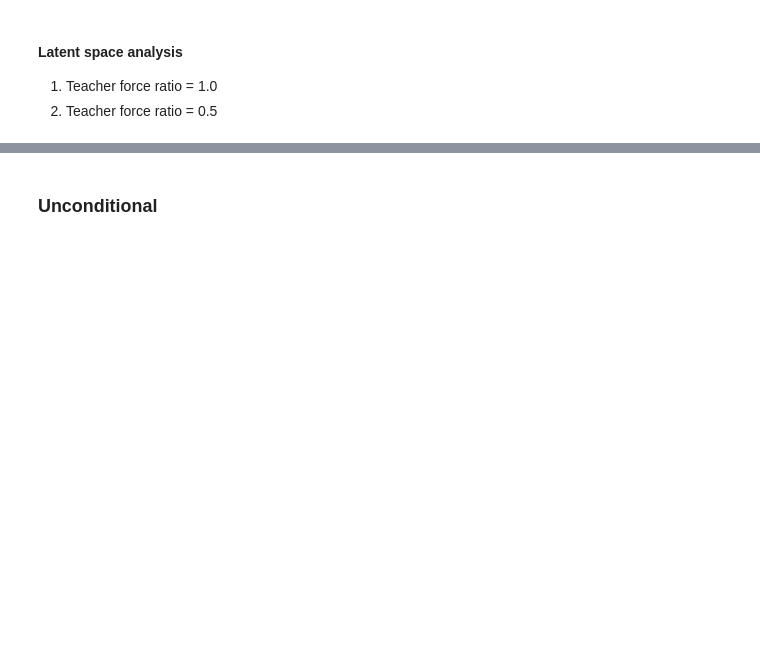
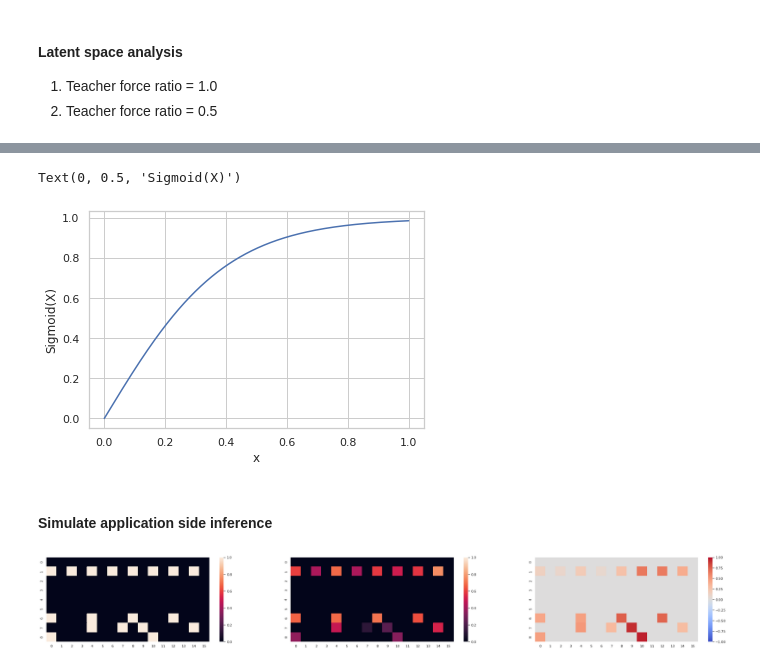
Before and after one commit to mxkrn/drum-sequencer-vae, a Jupyter notebook: notebooks/evaluation.ipynb, the cells around one changed output, grey strips where cells are left out. Saved outputs shown, nothing was run; the diff lists cells and outputs as text; code cells hidden in the pictures; blank space fills up the shorter version.

```diff
--- a/notebooks/evaluation.ipynb
+++ b/notebooks/evaluation.ipynb
@@ -577,7 +434,0 @@ except FileNotFoundError as e:
-# %%
-# load one-hot sample
-batch_size = 5
-inputs = []
-
-for i in range(batch_size):
-    inputs.append(sample(1, config, volume="valid"))
@@ -874,5 +434,0 @@ Let's see if we can control the z-output
-# %%
-print('TEST PLOTS')
-x = cpu_inputs[2]
-pattern, _ = from_index(x, 512)
-plot_sequences([pattern, pattern])
@@ -938,7 +434,0 @@ plot_sequences(patterns)
-# %% [markdown]
-### Unconditional
-# %%
-# resample
-outputs, z_output, _ = model.sample(x, sample_size=1, z=z_output)
-one_hot2 = torch.max(outputs, -1).indices
-plot_sequences
@@ -983,0 +447,32 @@ for i in range(len(patterns)):
+# %%
+# check sigmoid normalization
+def sigmoid(array, gradient=1):
+    sigmoid = 1 / (1 + np.exp(np.multiply(array, -gradient)))
+    curve = np.subtract(sigmoid, 0.5)
+    return np.multiply(curve, 2)
+
+def construct_delta_z(i: int, j: int, dims = [0, 1], num_dims: int = 4, std: float = 1):
+    tensor = np.zeros(num_dims)
+    for d, _ in enumerate(range(num_dims)):
+        if d == dims[0]:
+            tensor[d] = (i / num_dims)*std
+        elif i == dims[1]:
+            tensor[d] = (j / num_dims)*std
+        else:
+            tensor[d] = 0.
+
+    return torch.tensor(tensor, dtype=torch.float)
+
+def plot_pattern(model_output):
+    pass
+
+# test sigmoid creation
+x = np.linspace(0, 1, 1000)
+z = sigmoid(x, 5)
+
+plt.plot(x, z)
+plt.xlabel("x")
+plt.ylabel("Sigmoid(X)")
+# %% [output]
+Text(0, 0.5, 'Sigmoid(X)')
+[figure, added]
@@ -983,0 +542,2 @@ for i in range(len(patterns)):
+# %% [markdown]
+#### Simulate application side inference
@@ -983,0 +558,9 @@ for i in range(len(patterns)):
+# %%
+# plot
+fig, axs = plt.subplots(1, 3, figsize=(40, 5))
+sns.heatmap(input_onsets[0], ax=axs[0])
+sns.heatmap(input_velocities[0], ax=axs[1], vmin=0, vmax=1)
+sns.heatmap(input_offsets[0], vmin=-1, vmax=1, ax=axs[2], cmap="coolwarm")
+plt.show()
+# %% [output]
+[figure, added]
```
Also changed, not shown: parts of 65 cells of this notebook, 22 other files.
